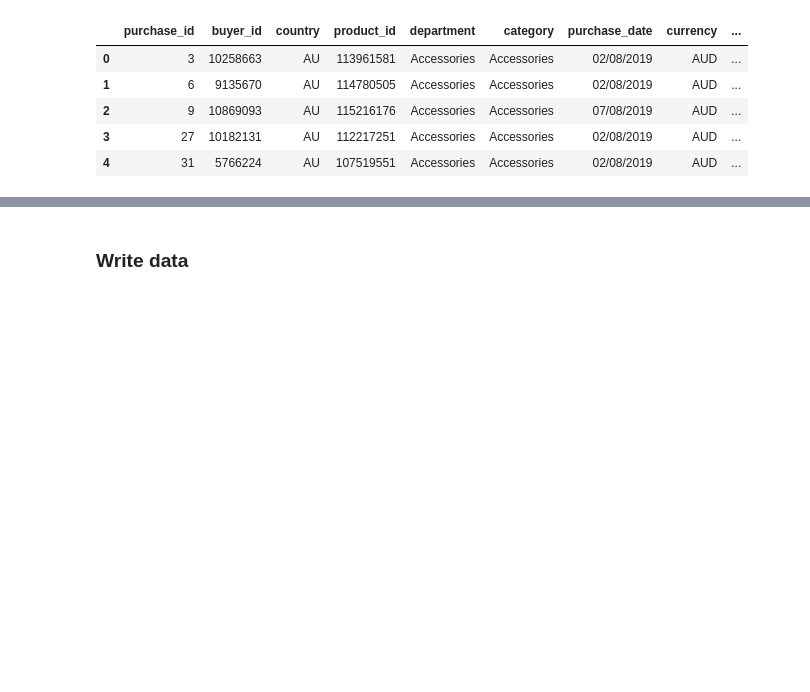
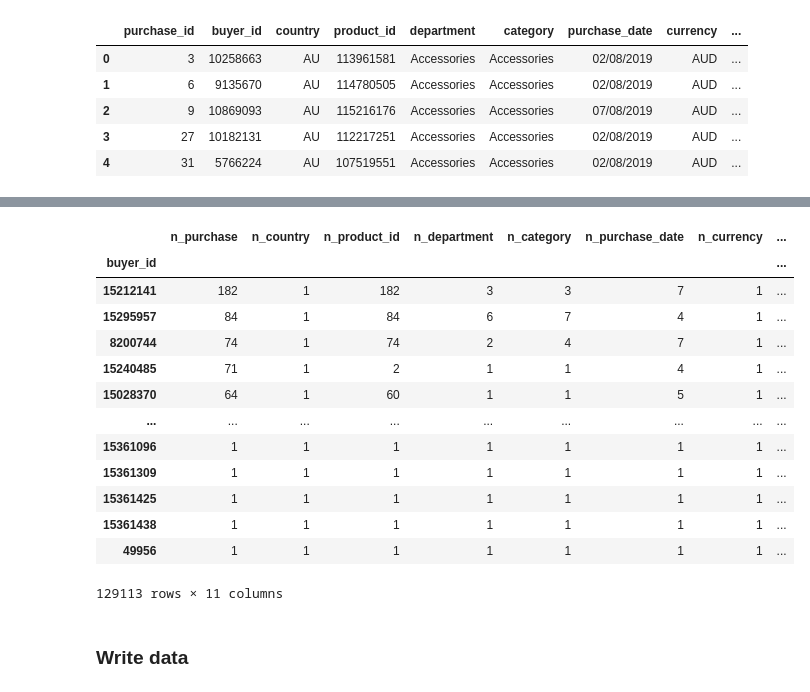
Before and after one commit to kieran036/ad_hoc_analyses, a Jupyter notebook: analyses/customer_analysis/analysis.ipynb, the cells around one changed output, grey strips where cells are left out. Drawn from its saved outputs; the diff is of its cells as text; code cells hidden in the pictures; blank space fills up the shorter version.

```diff
--- a/analyses/customer_analysis/analysis.ipynb
+++ b/analyses/customer_analysis/analysis.ipynb
@@ -89,3 +111,47 @@ abt = abt_trans = pd.merge(left=abt_trans, right=cust_data, how="left", on="buye
+# %%
+aggregation_rules = {
+    'purchase_id': 'nunique',
+    'country': 'nunique',
+    'product_id': 'nunique',
+    'department': 'nunique',
+    'category': 'nunique',
+    'purchase_date': 'nunique',
+    'currency': 'nunique',
+    'gbp_value_of_item': 'sum',
+    'gender': 'first',
+    'membership_length': 'first',
+    'age_group': 'first'
+}
+
+new_column_names = {
+    'purchase_id': 'n_purchase',
+    'country': 'n_country',
+    'product_id': 'n_product_id',
+    'department': 'n_department',
+    'category': 'n_category',
+    'purchase_date': 'n_purchase_date',
+    'currency': 'n_currency',
+}
+
+# Aggregate abt_buyer_dev into abt_buyer and sort by descending count of purchases by buyer
+abt_buyer = abt_buyer_dev.groupby('buyer_id').agg(aggregation_rules).rename(columns=new_column_names).sort_values(by=['n_purchase'], ascending=[False])
+
+abt_buyer
+# %% [output]
+|  | n_purchase | n_country | n_product_id | n_department | n_category | n_purchase_date | n_currency | ... |
+| buyer_id |  |  |  |  |  |  |  | ... |
+| 15212141 | 182 | 1 | 182 | 3 | 3 | 7 | 1 | ... |
+| 15295957 | 84 | 1 | 84 | 6 | 7 | 4 | 1 | ... |
+| 8200744 | 74 | 1 | 74 | 2 | 4 | 7 | 1 | ... |
+| 15240485 | 71 | 1 | 2 | 1 | 1 | 4 | 1 | ... |
+| 15028370 | 64 | 1 | 60 | 1 | 1 | 5 | 1 | ... |
+| ... | ... | ... | ... | ... | ... | ... | ... | ... |
+| 15361096 | 1 | 1 | 1 | 1 | 1 | 1 | 1 | ... |
+| 15361309 | 1 | 1 | 1 | 1 | 1 | 1 | 1 | ... |
+| 15361425 | 1 | 1 | 1 | 1 | 1 | 1 | 1 | ... |
+| 15361438 | 1 | 1 | 1 | 1 | 1 | 1 | 1 | ... |
+| 49956 | 1 | 1 | 1 | 1 | 1 | 1 | 1 | ... |
+129113 rows × 11 columns
 # %% [markdown]
 ### Write data
 # %%
```
Also changed, not shown: parts of 14 cells of this notebook.
